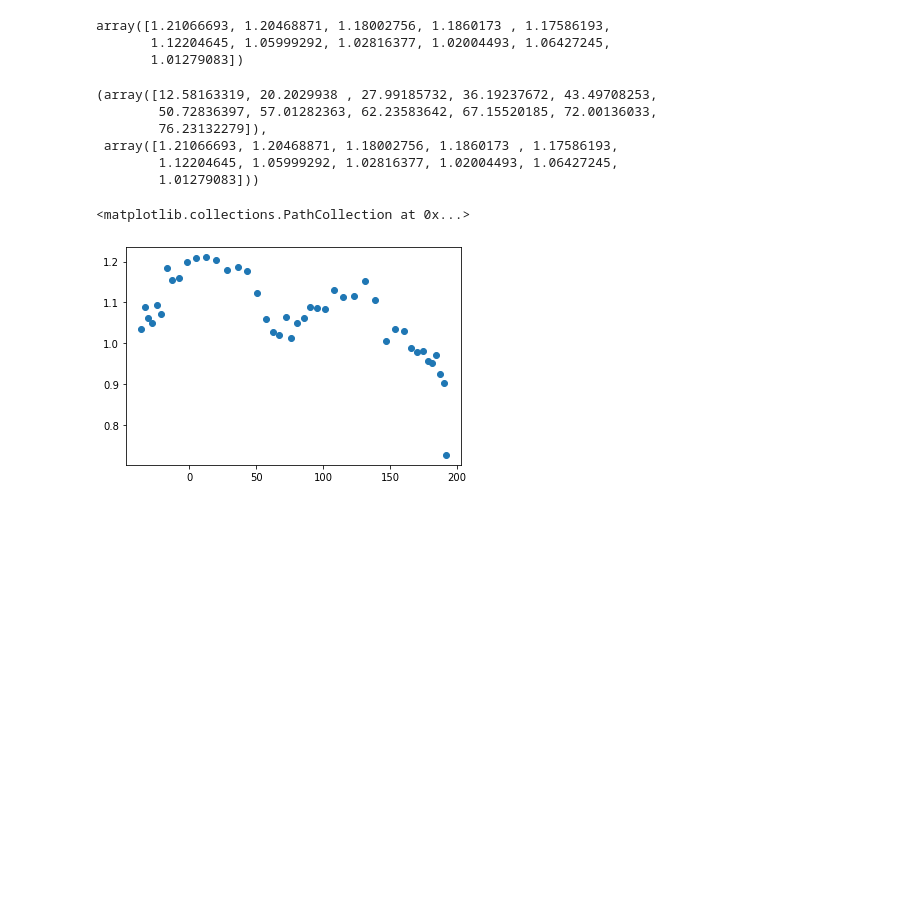
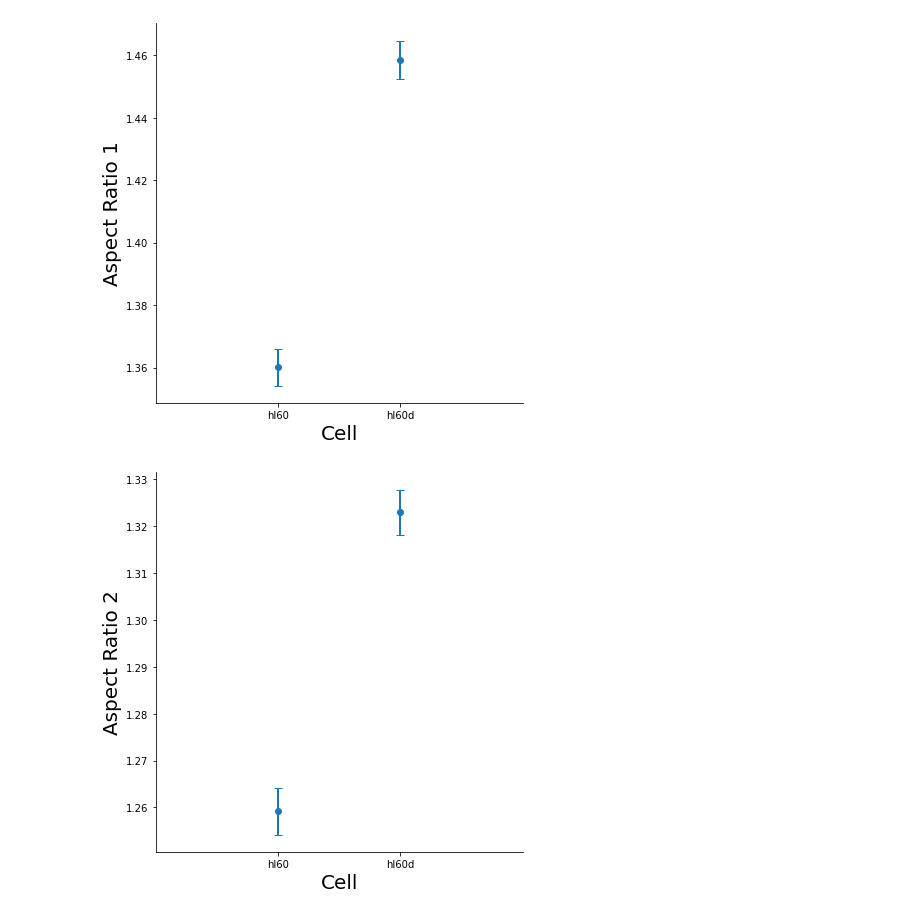
Before and after one commit to siwylab/time-series-dc, a Jupyter notebook: Figure 2.ipynb, the cells around one changed output. Cells and saved outputs as stored; diff of their text form; code cells hidden in the pictures; blank space fills up the shorter version.

Commit message:
Added figure2 code, bbox in utils, morphology training

```diff
--- a/Figure 2.ipynb
+++ b/Figure 2.ipynb
@@ -34,0 +37,7 @@ df = features.calc_features(df)
+# %%
+df = pd.read_pickle('D://Datasets//full_data101x56_2_xc_fixed_calcs')
+df = df_utils.filter_df(df,ymax=5,max_ar=1.1,radius_std=5)
+df = df[(df.cell=='hl60')|(df.cell=='hl60d')]
+df = df[np.logical_not((df.cell=='hl60')&(df.date=='11-3-20')&(df.run=='0'))]
+df = df[np.logical_not((df.cell=='hl60')&(df.date=='11-5-20')&(df.run=='3'))]
+print(len(df))
@@ -67,20 +61,9 @@ for i in range(100):
-# %%
-features.region1(xpos,asp)[1]
-# %% [output]
-array([1.21066693, 1.20468871, 1.18002756, 1.1860173 , 1.17586193,
-       1.12204645, 1.05999292, 1.02816377, 1.02004493, 1.06427245,
-       1.01279083])
-# %%
-features.region1(xpos,asp)
-# %% [output]
-(array([12.58163319, 20.2029938 , 27.99185732, 36.19237672, 43.49708253,
-        50.72836397, 57.01282363, 62.23583642, 67.15520185, 72.00136033,
-        76.23132279]),
- array([1.21066693, 1.20468871, 1.18002756, 1.1860173 , 1.17586193,
-        1.12204645, 1.05999292, 1.02816377, 1.02004493, 1.06427245,
-        1.01279083]))
-# %%
-plt.scatter(xpos,asp)
-# %% [output]
-<matplotlib.collections.PathCollection at 0x...>
-[figure, removed]
+# %%
+df['r1_slope']=df.apply(lambda a: a.x_poly1[0],axis=1)
+# %%
+Figure2plots.pop_means_sem(df,'Aspect Ratio 1','nar1_asp',output_path = './figures/asp1_mean.png',save=True)
+Figure2plots.pop_means_sem(df,'Aspect Ratio 2','nar2_asp',output_path = './figures/asp2_mean.png',save=True)
+Figure2plots.pop_means_sem(df,'Region 1 Slope','r1_slope',output_path = './figures/r1slope_mean.png',save=True)
+# %% [output]
+[figure, added]
+[figure, added]
```
Also changed, not shown: parts of 33 cells of this notebook, 16 other files.
